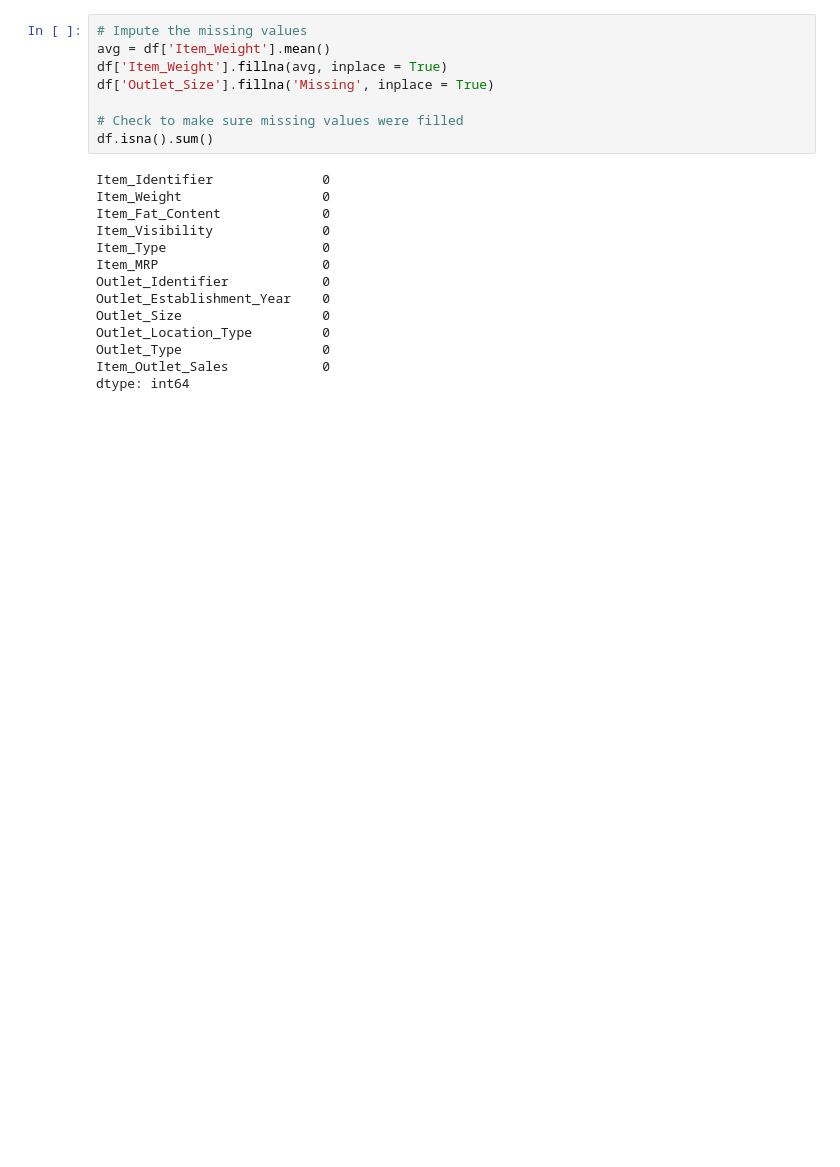
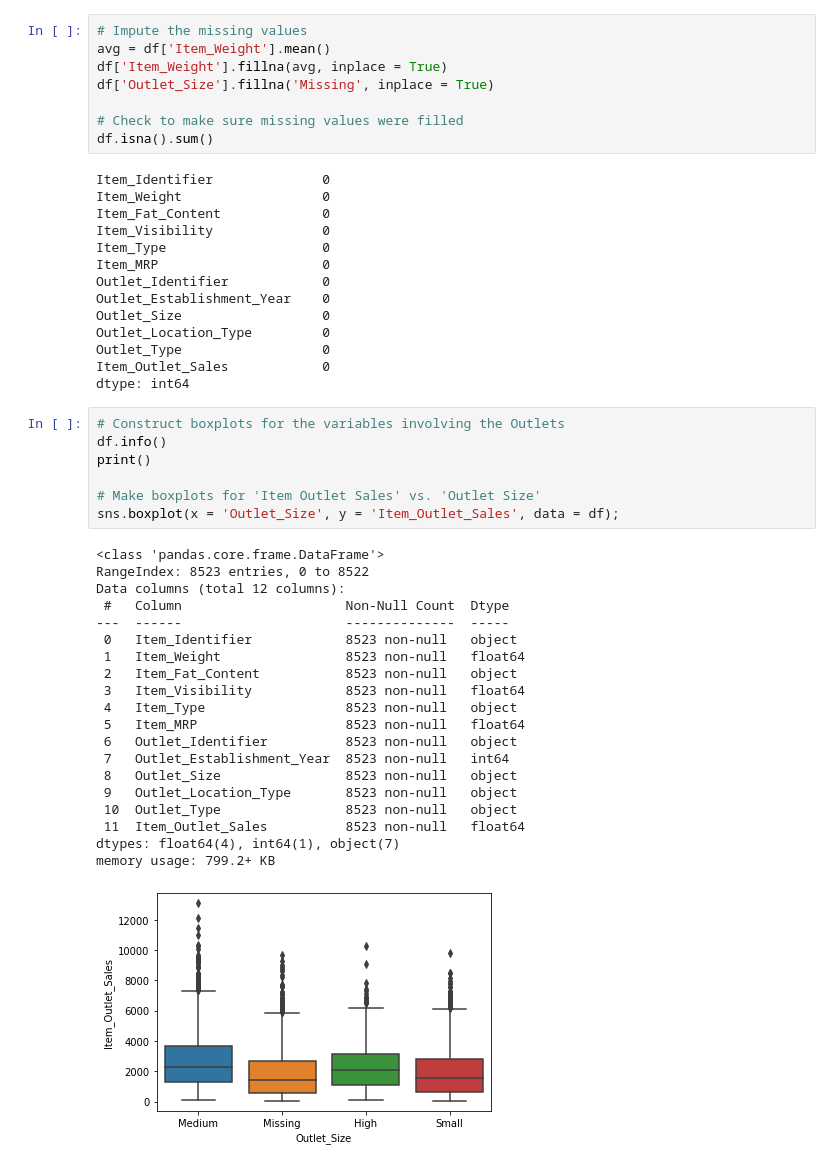
Before and after one commit to mvince33/food-sales-predictions, a Jupyter notebook: food_sales_prediction_final.ipynb, the cells around one changed output. Cells and saved outputs as stored; diff of their text form; blank space fills up the shorter version.

```diff
--- a/food_sales_prediction_final.ipynb
+++ b/food_sales_prediction_final.ipynb
@@ -254,3 +254,31 @@ Outlet_Location_Type         0
 Outlet_Type                  0
 Item_Outlet_Sales            0
 dtype: int64
+# %%
+# Construct boxplots for the variables involving the Outlets
+df.info()
+print()
+
+# Make boxplots for 'Item Outlet Sales' vs. 'Outlet Size'
+sns.boxplot(x = 'Outlet_Size', y = 'Item_Outlet_Sales', data = df);
+# %% [output]
+<class 'pandas.core.frame.DataFrame'>
+RangeIndex: 8523 entries, 0 to 8522
+Data columns (total 12 columns):
+ #   Column                     Non-Null Count  Dtype
+---  ------                     --------------  -----
+ 0   Item_Identifier            8523 non-null   object
+ 1   Item_Weight                8523 non-null   float64
+ 2   Item_Fat_Content           8523 non-null   object
+ 3   Item_Visibility            8523 non-null   float64
+ 4   Item_Type                  8523 non-null   object
+ 5   Item_MRP                   8523 non-null   float64
+ 6   Outlet_Identifier          8523 non-null   object
+ 7   Outlet_Establishment_Year  8523 non-null   int64
+ 8   Outlet_Size                8523 non-null   object
+ 9   Outlet_Location_Type       8523 non-null   object
+ 10  Outlet_Type                8523 non-null   object
+ 11  Item_Outlet_Sales          8523 non-null   float64
+dtypes: float64(4), int64(1), object(7)
+memory usage: 799.2+ KB
+[figure, added]
```
Also changed, not shown: parts of 16 cells of this notebook.
